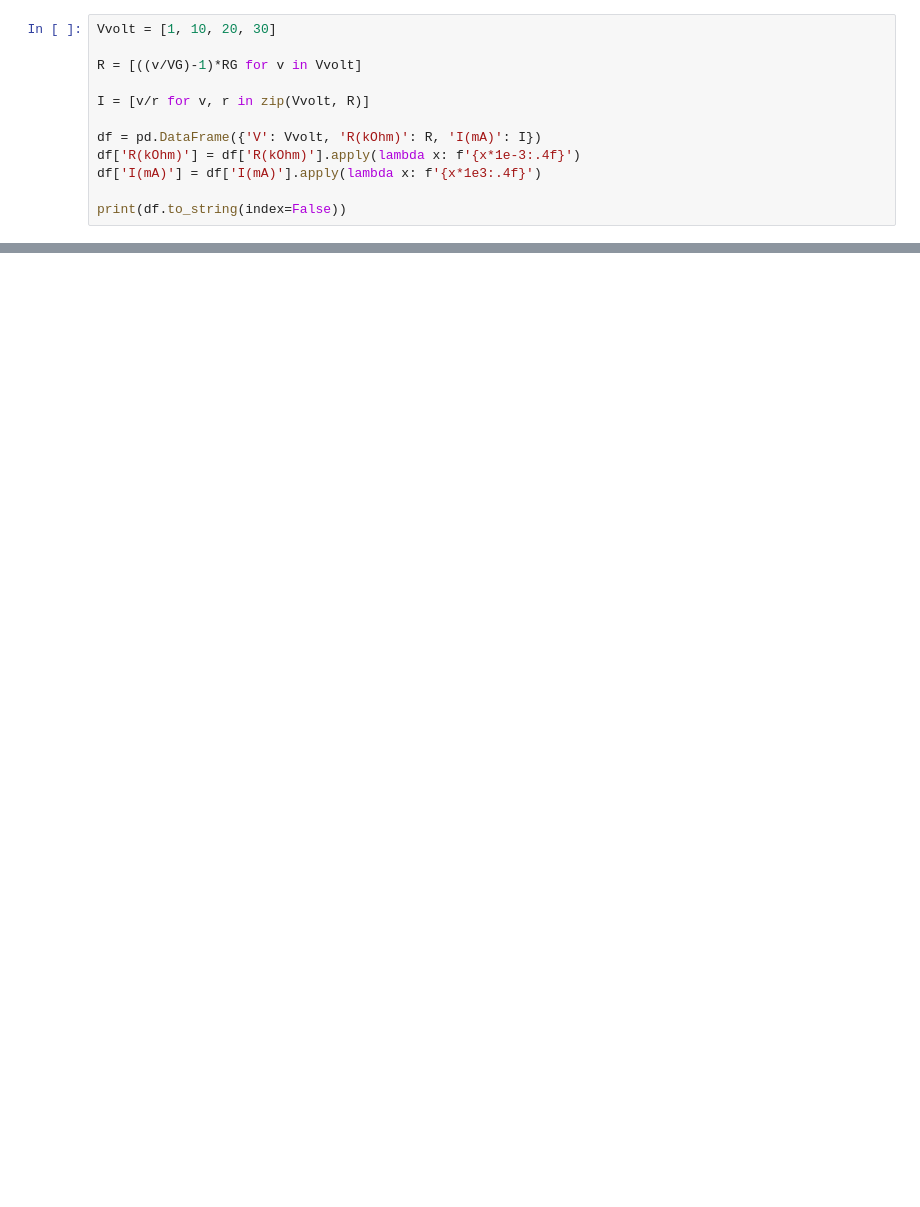
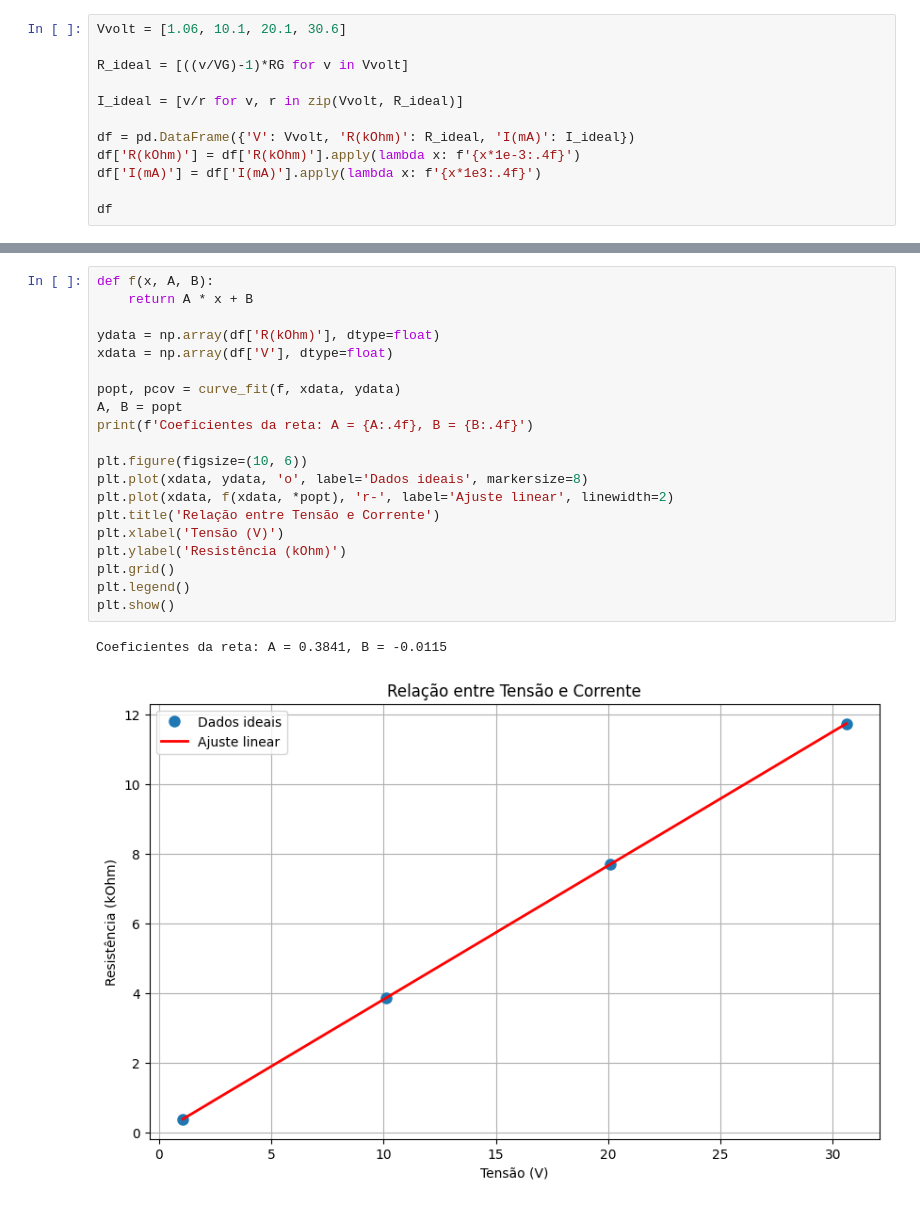
Before and after one commit to ViniciusCMB/Fisexp3, a Jupyter notebook: exp3.ipynb, the cells around one changed output, grey strips where cells are left out. Drawn from its saved outputs; the diff is of its cells as text; blank space fills up the shorter version.

```diff
--- a/exp3.ipynb
+++ b/exp3.ipynb
@@ -14,13 +24,13 @@ Corrente: 2.6034 mA
 # %%
-Vvolt = [1, 10, 20, 30]
+Vvolt = [1.06, 10.1, 20.1, 30.6]
 
-R = [((v/VG)-1)*RG for v in Vvolt]
+R_ideal = [((v/VG)-1)*RG for v in Vvolt]
 
-I = [v/r for v, r in zip(Vvolt, R)]
+I_ideal = [v/r for v, r in zip(Vvolt, R_ideal)]
 
-df = pd.DataFrame({'V': Vvolt, 'R(kOhm)': R, 'I(mA)': I})
+df = pd.DataFrame({'V': Vvolt, 'R(kOhm)': R_ideal, 'I(mA)': I_ideal})
 df['R(kOhm)'] = df['R(kOhm)'].apply(lambda x: f'{x*1e-3:.4f}')
 df['I(mA)'] = df['I(mA)'].apply(lambda x: f'{x*1e3:.4f}')
 
-print(df.to_string(index=False))
+df
 # %% [output]
@@ -31,0 +44,23 @@ print(df.to_string(index=False))
+# %%
+def f(x, A, B):
+    return A * x + B
+
+ydata = np.array(df['R(kOhm)'], dtype=float)
+xdata = np.array(df['V'], dtype=float)
+
+popt, pcov = curve_fit(f, xdata, ydata)
+A, B = popt
+print(f'Coeficientes da reta: A = {A:.4f}, B = {B:.4f}')
+
+plt.figure(figsize=(10, 6))
+plt.plot(xdata, ydata, 'o', label='Dados ideais', markersize=8)
+plt.plot(xdata, f(xdata, *popt), 'r-', label='Ajuste linear', linewidth=2)
+plt.title('Relação entre Tensão e Corrente')
+plt.xlabel('Tensão (V)')
+plt.ylabel('Resistência (kOhm)')
+plt.grid()
+plt.legend()
+plt.show()
+# %% [output]
+Coeficientes da reta: A = 0.3841, B = -0.0115
+[figure, added]
```
Also changed, not shown: parts of 22 cells of this notebook, 3 other files.
